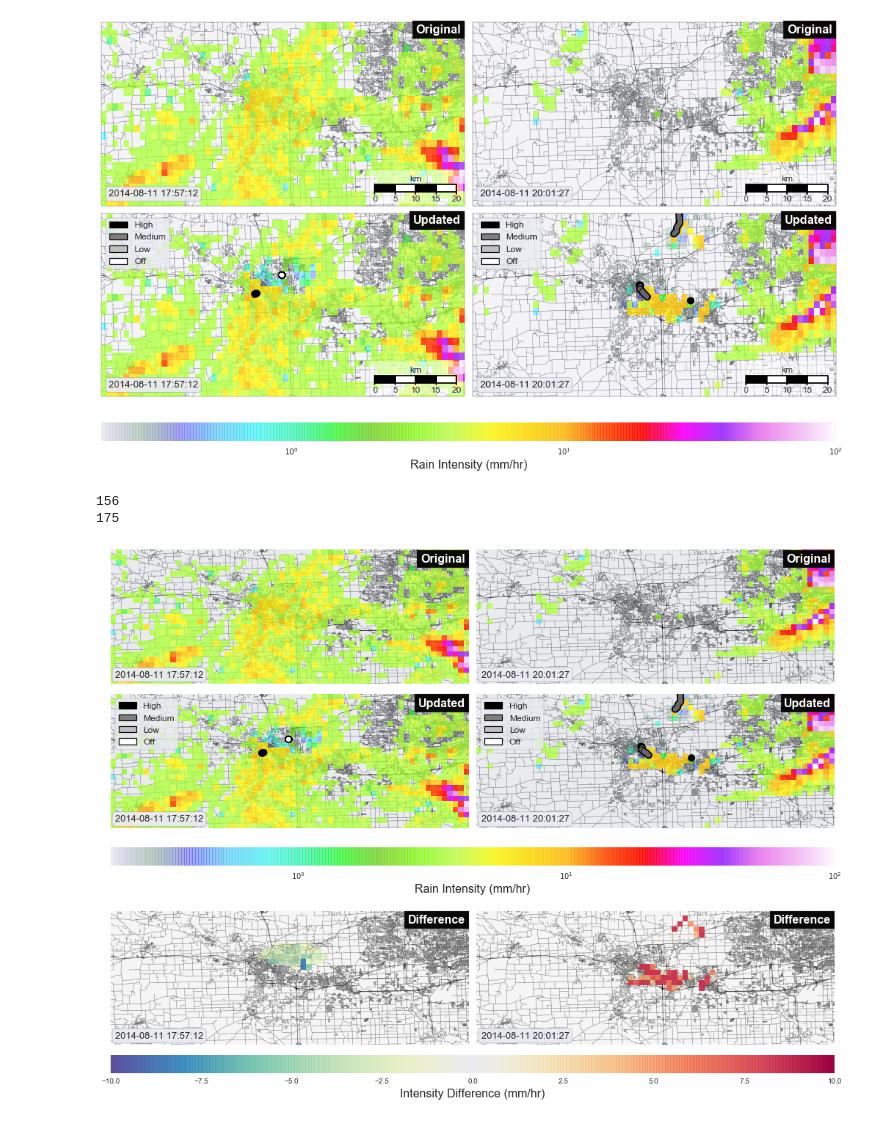
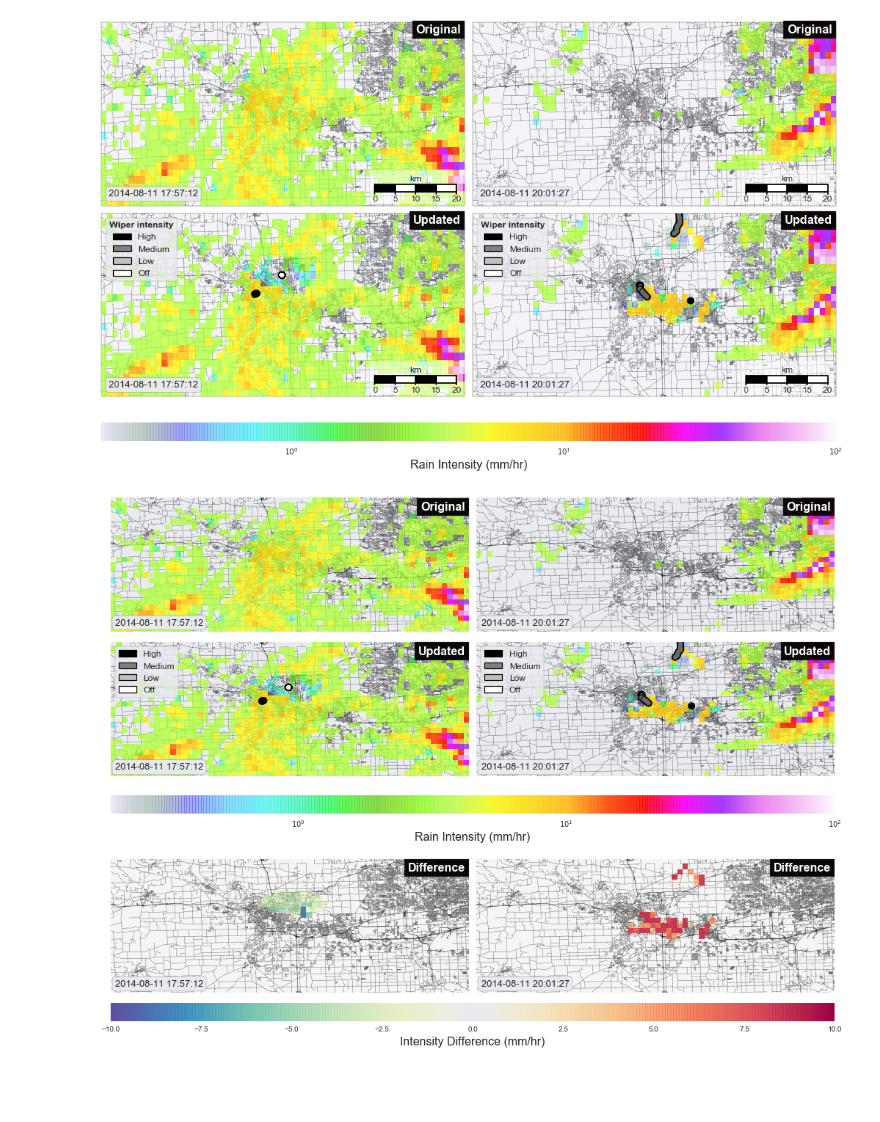
Before and after one commit to kLabUM/vehicles-as-sensors, a Jupyter notebook: notebooks/Fig_3-Combined_radar_map.ipynb, the cells around one changed output. Cells and saved outputs as stored; diff of their text form; code cells hidden in the pictures; blank space fills up the shorter version.

Commit message:
Add legend label

```diff
--- a/notebooks/Fig_3-Combined_radar_map.ipynb
+++ b/notebooks/Fig_3-Combined_radar_map.ipynb
@@ -179,11 +179,15 @@ yellow_patch = mpatches.Patch(facecolor='0.5', label='Medium', linewidth=1.2, ed
 cyan_patch = mpatches.Patch(facecolor='0.75', label='Low', linewidth=1.2, edgecolor='k')
 blue_patch = mpatches.Patch(facecolor='1.0', label='Off', linewidth=1.2, edgecolor='k')
 leg0 = ax[1, 0].legend(handles=[red_patch, yellow_patch, cyan_patch, blue_patch],
-          frameon=True, fontsize=12, loc=2)
+          frameon=True, fontsize=12, loc=2, title='Wiper intensity')
 leg0.get_frame().set_edgecolor('0.4')
+leg0.get_title().set_fontsize(12)
+leg0.get_title().set_fontweight('bold')
 leg0 = ax[1, 1].legend(handles=[red_patch, yellow_patch, cyan_patch, blue_patch],
-          frameon=True, fontsize=12, loc=2)
+          frameon=True, fontsize=12, loc=2, title='Wiper intensity')
 leg0.get_frame().set_edgecolor('0.4')
+leg0.get_title().set_fontsize(12)
+leg0.get_title().set_fontweight('bold')
 
 for i, t in enumerate([times_of_interest[1], times_of_interest[0]]):
     timeix = pd.Series(np.arange(len(alltimes)), index=alltimes).loc[t]
@@ -257,34 +261,34 @@ ax[0, 1].annotate('Original', xy=(xbounds[1] - 0.01*dx, ybounds[1] - 0.01*dy), h
                                             )
             )
 ax[1, 0].annotate('Updated', xy=(xbounds[1] - 0.01*dx, ybounds[1] - 0.01*dy), horizontalalignment='right', verticalalignment='top',
             zorder=6, fontsize=16, color='w', fontweight='semibold',
                   bbox=dict(boxstyle="square", fc='k',
                                              alpha=leg0.properties()['frame'].properties()['alpha']+0.15,
                                              linewidth=leg0.properties()['frame'].properties()['linewidth'],
                                              ec=leg0.properties()['frame'].properties()['ec']
                                             )
             )
 ax[1, 1].annotate('Updated', xy=(xbounds[1] - 0.01*dx, ybounds[1] - 0.01*dy), horizontalalignment='right', verticalalignment='top',
             zorder=6, fontsize=16, color='w', fontweight='semibold',
                   bbox=dict(boxstyle="square", fc='k',
                                              alpha=leg0.properties()['frame'].properties()['alpha']+0.15,
                                              linewidth=leg0.properties()['frame'].properties()['linewidth'],
                                              ec=leg0.properties()['frame'].properties()['ec']
                                             )
             )
 
 add_osgb_scalebar(ax[0, 0], at_x=(0.8, 0.95), at_y=(0.075, 0.115), zorder=5, max_stripes=3)
 add_osgb_scalebar(ax[0, 1], at_x=(0.8, 0.95), at_y=(0.075, 0.115), zorder=5, max_stripes=3)
 add_osgb_scalebar(ax[1, 0], at_x=(0.8, 0.95), at_y=(0.075, 0.115), zorder=5, max_stripes=3)
 add_osgb_scalebar(ax[1, 1], at_x=(0.8, 0.95), at_y=(0.075, 0.115), zorder=5, max_stripes=3)
 
 
 plt.tight_layout()
 cb = fig.colorbar(im0, ax=ax.ravel().tolist(), orientation='horizontal', aspect=40, pad=0.05)
 cb.set_label('Rain Intensity (mm/hr)', fontsize=16)
 plt.savefig('../img/fig5_log.png', bbox_inches='tight')
 # %% [output]
-[figure, old version]
+[figure, new version]
 # %%
 fig, ax = plt.subplots(3, 2, figsize=(14, 11))
 
@@ -447,6 +451,4 @@ cb1 = fig.colorbar(im1, ax=ax[2,:].ravel().tolist(), orientation='horizontal', a
 cb.set_label('Rain Intensity (mm/hr)', fontsize=16)
 cb1.set_label('Intensity Difference (mm/hr)', fontsize=16)
 # %% [output]
-156
-175
 [figure]
```
